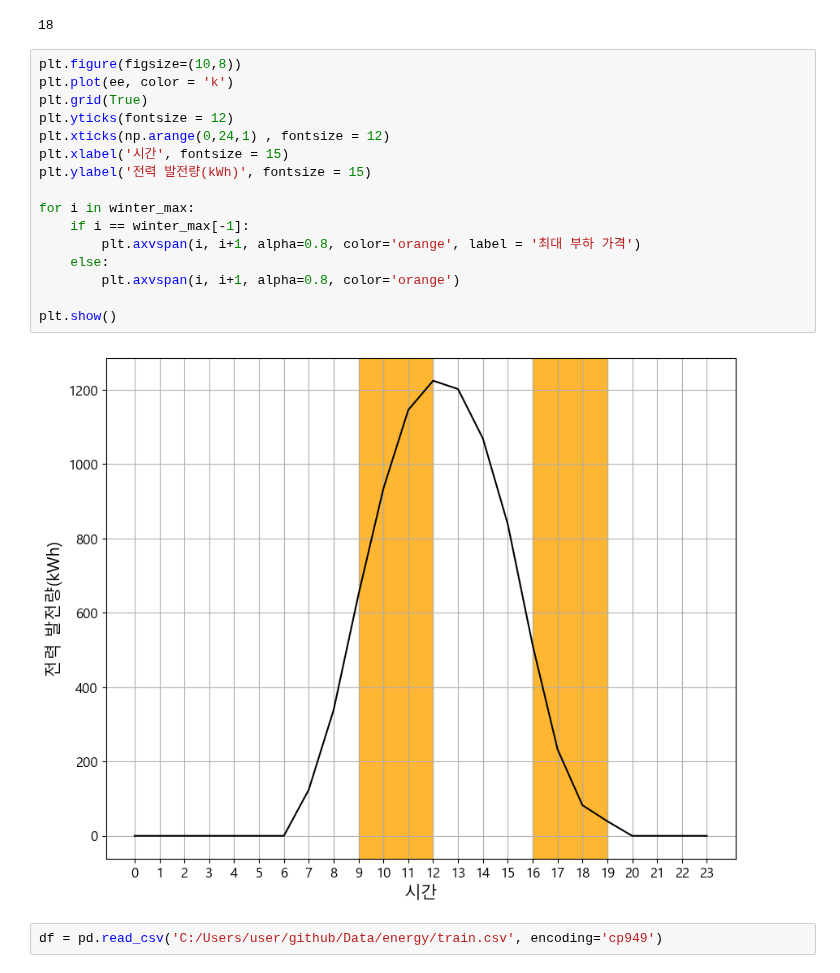
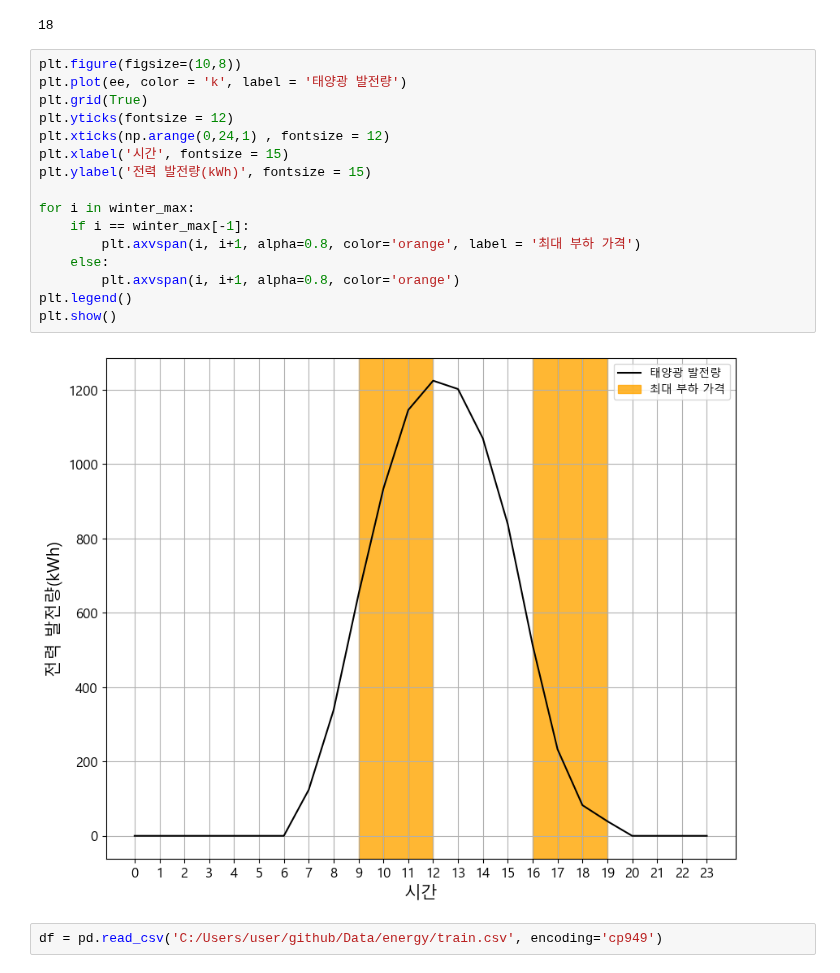
Before and after one commit to Jjineeq/Capstone_Design, a Jupyter notebook: optimal/optimal_function.ipynb, the cells around one changed output. Cells and saved outputs as stored; diff of their text form.

```diff
--- a/optimal/optimal_function.ipynb
+++ b/optimal/optimal_function.ipynb
@@ -50,22 +50,22 @@ winter_max[-1]
 18
 # %%
 plt.figure(figsize=(10,8))
-plt.plot(ee, color = 'k')
+plt.plot(ee, color = 'k', label = '태양광 발전량')
 plt.grid(True)
 plt.yticks(fontsize = 12)
 plt.xticks(np.arange(0,24,1) , fontsize = 12)
 plt.xlabel('시간', fontsize = 15)
 plt.ylabel('전력 발전량(kWh)', fontsize = 15)
 
 for i in winter_max:
     if i == winter_max[-1]:
         plt.axvspan(i, i+1, alpha=0.8, color='orange', label = '최대 부하 가격')
     else:
         plt.axvspan(i, i+1, alpha=0.8, color='orange')
-
+plt.legend()
 plt.show()
 # %% [output]
-[figure, old version]
+[figure, new version]
 # %%
 df = pd.read_csv('C:/Users/user/github/Data/energy/train.csv', encoding='cp949')
 # %%
```
Also changed, not shown: parts of 19 cells of this notebook, 1 other file.
